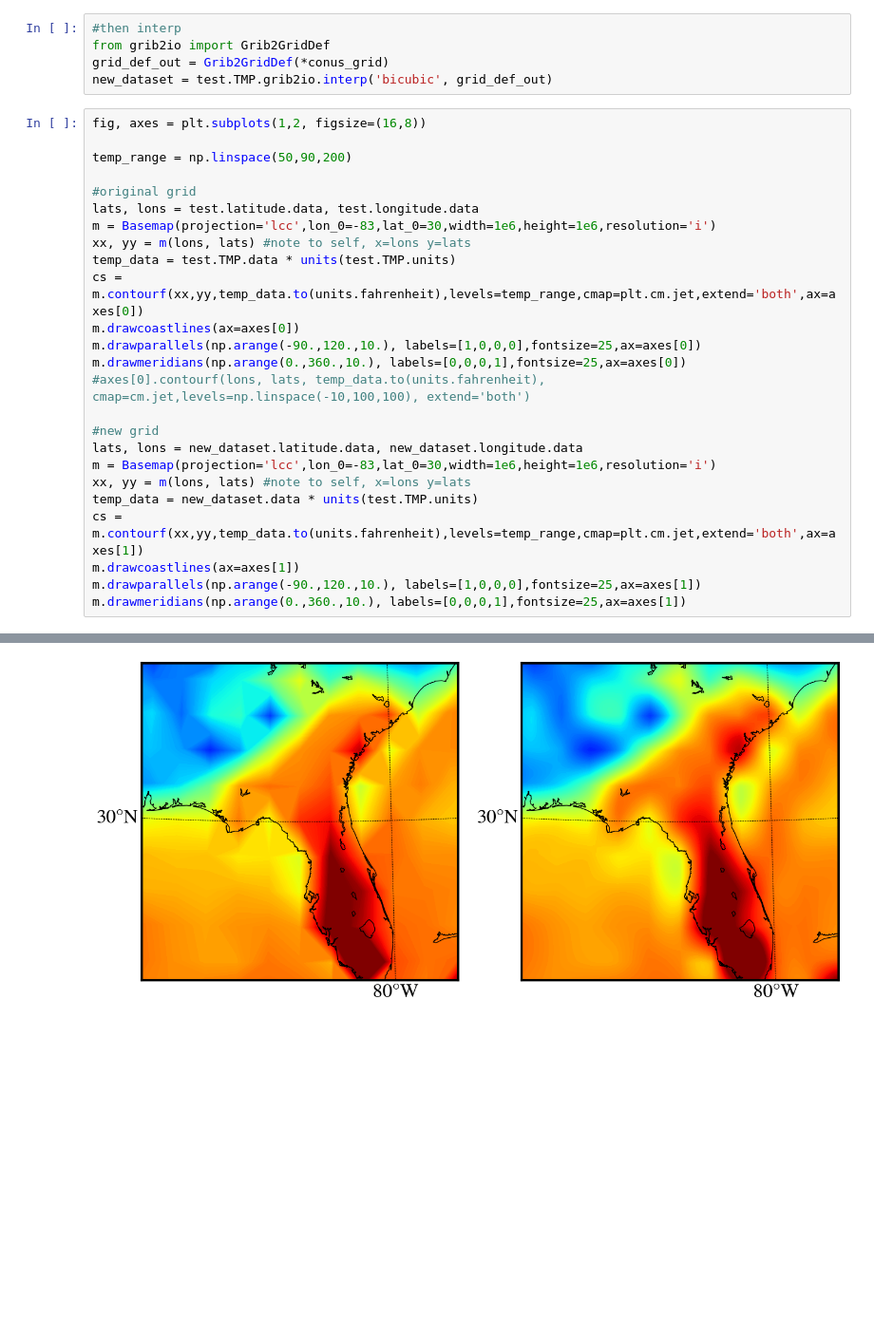
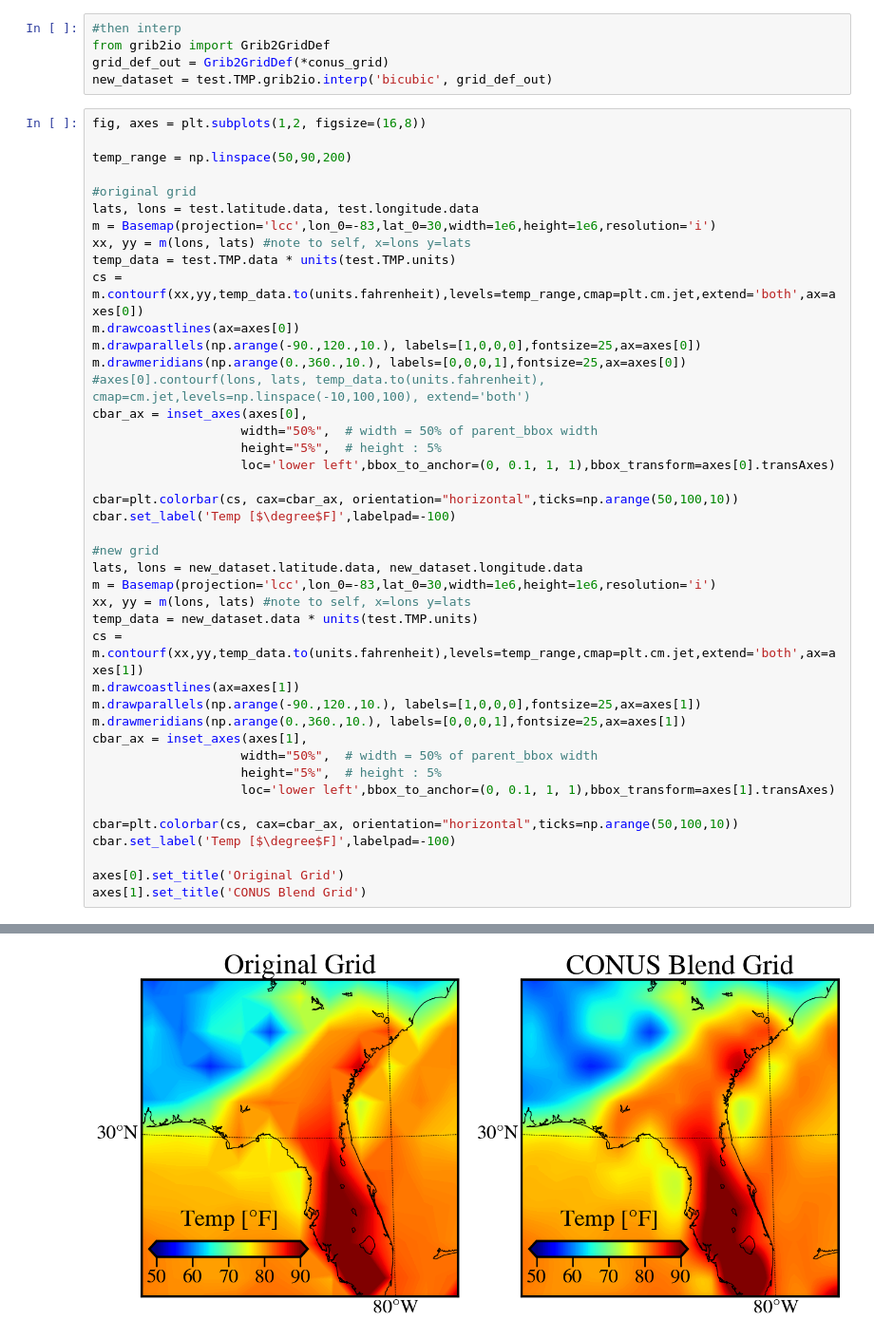
Before and after one commit to SidneyLower-NOAA/SMD_Notebooks, a Jupyter notebook: how2_grib2io.ipynb, the cells around one changed output, grey strips where cells are left out. Shown at 95% size. Cells and saved outputs as stored; diff of their text form; blank space fills up the shorter version.

```diff
--- a/how2_grib2io.ipynb
+++ b/how2_grib2io.ipynb
@@ -514,6 +545,13 @@ m.drawcoastlines(ax=axes[0])
 m.drawparallels(np.arange(-90.,120.,10.), labels=[1,0,0,0],fontsize=25,ax=axes[0])
 m.drawmeridians(np.arange(0.,360.,10.), labels=[0,0,0,1],fontsize=25,ax=axes[0])
 #axes[0].contourf(lons, lats, temp_data.to(units.fahrenheit), cmap=cm.jet,levels=np.linspace(-10,100,100), extend='both')
+cbar_ax = inset_axes(axes[0],
+                    width="50%",  # width = 50% of parent_bbox width
+                    height="5%",  # height : 5%
+                    loc='lower left',bbox_to_anchor=(0, 0.1, 1, 1),bbox_transform=axes[0].transAxes)
+
+cbar=plt.colorbar(cs, cax=cbar_ax, orientation="horizontal",ticks=np.arange(50,100,10))
+cbar.set_label('Temp [$\degree$F]',labelpad=-100)
 
 #new grid
 lats, lons = new_dataset.latitude.data, new_dataset.longitude.data
@@ -524,4 +562,14 @@ cs = m.contourf(xx,yy,temp_data.to(units.fahrenheit),levels=temp_range,cmap=plt.
 m.drawcoastlines(ax=axes[1])
 m.drawparallels(np.arange(-90.,120.,10.), labels=[1,0,0,0],fontsize=25,ax=axes[1])
 m.drawmeridians(np.arange(0.,360.,10.), labels=[0,0,0,1],fontsize=25,ax=axes[1])
+cbar_ax = inset_axes(axes[1],
+                    width="50%",  # width = 50% of parent_bbox width
+                    height="5%",  # height : 5%
+                    loc='lower left',bbox_to_anchor=(0, 0.1, 1, 1),bbox_transform=axes[1].transAxes)
+
+cbar=plt.colorbar(cs, cax=cbar_ax, orientation="horizontal",ticks=np.arange(50,100,10))
+cbar.set_label('Temp [$\degree$F]',labelpad=-100)
+
+axes[0].set_title('Original Grid')
+axes[1].set_title('CONUS Blend Grid')
 # %% [output]
@@ -530 +577 @@ m.drawmeridians(np.arange(0.,360.,10.), labels=[0,0,0,1],fontsize=25,ax=axes[1])
-[figure, old version]
+[figure, new version]
```
Also changed, not shown: parts of 7 cells of this notebook, 1 other file.
